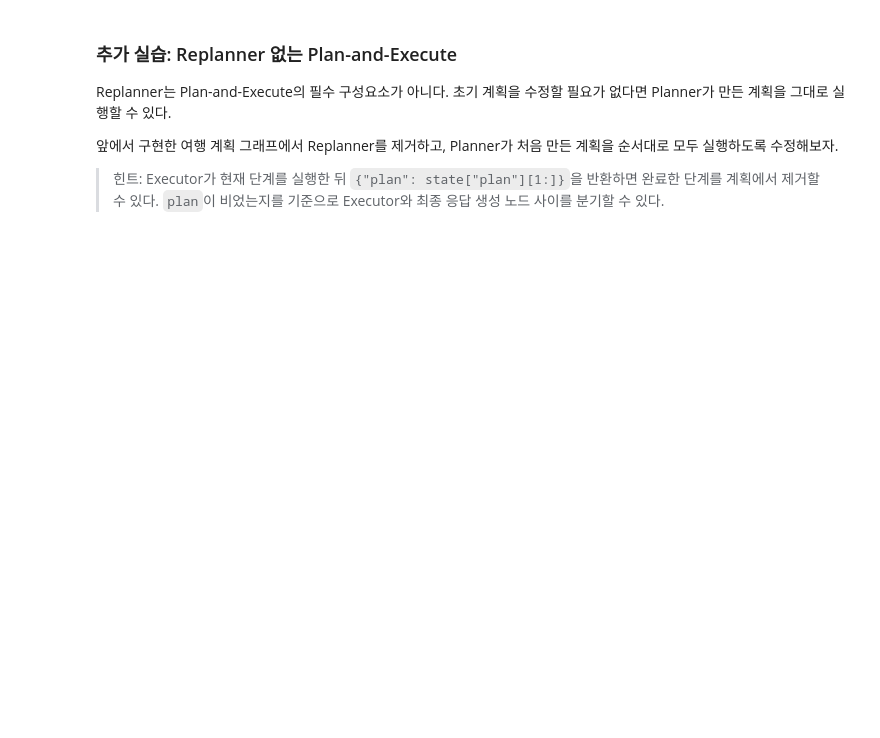
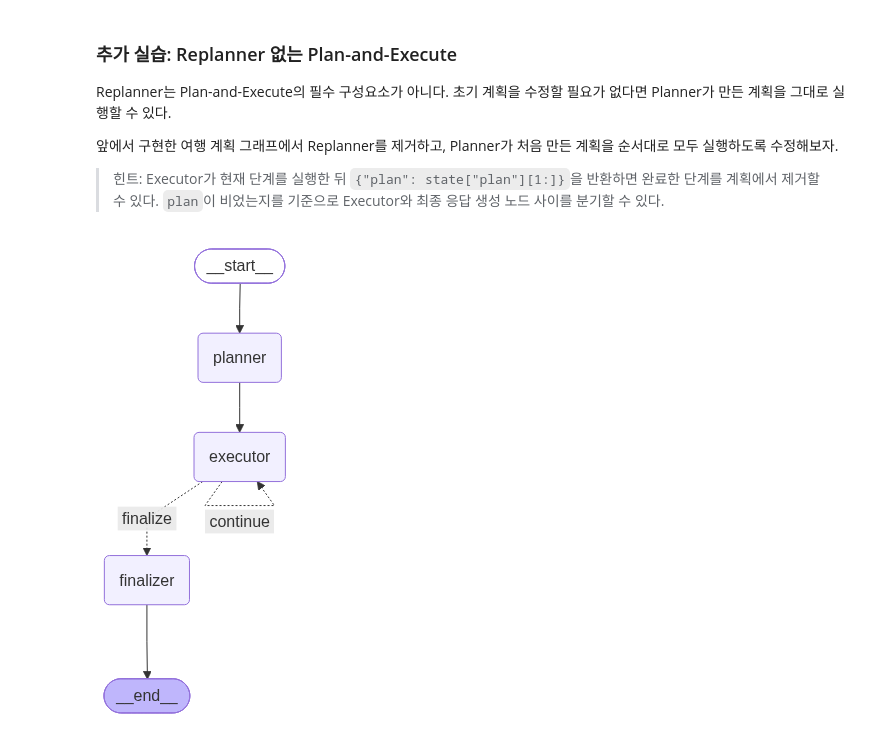
Before and after one commit to Xnarin/my-ai-agent, a Jupyter notebook: langchain_/20-plan-and-execute.ipynb, the cells around one changed output. Cells and saved outputs as stored; diff of their text form; code cells hidden in the pictures; blank space fills up the shorter version.

```diff
--- a/langchain_/20-plan-and-execute.ipynb
+++ b/langchain_/20-plan-and-execute.ipynb
@@ -307,3 +307,9 @@ for index, state in enumerate(state_history):
 사용자 요청:
 
 > 2026년 생성형 AI 트렌드를 조사하고, 주요 트렌드 5개를 선정해 근거와 함께 요약 보고서를 작성해줘.
+# %%
+research_request = (
+    "2026년 생성형 AI 트렌드를 조사하고, "
+    "주요 트렌드 5개를 선정해 근거와 함께 요약 보고서를 작성해줘. "
+    "각 트렌드의 특징과 예상 영향을 정리하고 출처를 포함해줘."
+)
@@ -309,0 +532,3 @@ for index, state in enumerate(state_history):
+# %%
+response = graph.invoke({'input' : research_request})
+print(response['response'])
@@ -317,0 +650,7 @@ Replanner는 Plan-and-Execute의 필수 구성요소가 아니다. 초기 계획
+# %%
+def should_continue(state: PlanExecuteState):
+    """남은 계획이 있으면 계속하고, 없으면 최종 응답을 만든다."""
+    if state["plan"]:
+        return "continue"
+
+    return "finalize"
@@ -317,0 +682,26 @@ Replanner는 Plan-and-Execute의 필수 구성요소가 아니다. 초기 계획
+# %%
+graph_builder = StateGraph(PlanExecuteState)
+
+graph_builder.add_node("planner", plan_step)
+graph_builder.add_node("executor", execute_step)
+graph_builder.add_node("finalizer", finalize_response)
+
+graph_builder.add_edge(START, "planner")
+graph_builder.add_edge("planner", "executor")
+
+graph_builder.add_conditional_edges(
+    "executor",
+    should_continue,
+    {
+        "continue": "executor",
+        "finalize": "finalizer",
+    },
+)
+
+graph_builder.add_edge("finalizer", END)
+
+graph = graph_builder.compile()
+# %%
+display(Image(graph.get_graph().draw_mermaid_png()))
+# %% [output]
+[figure, added]
```
Also changed, not shown: parts of 13 cells of this notebook, 35 other files.
